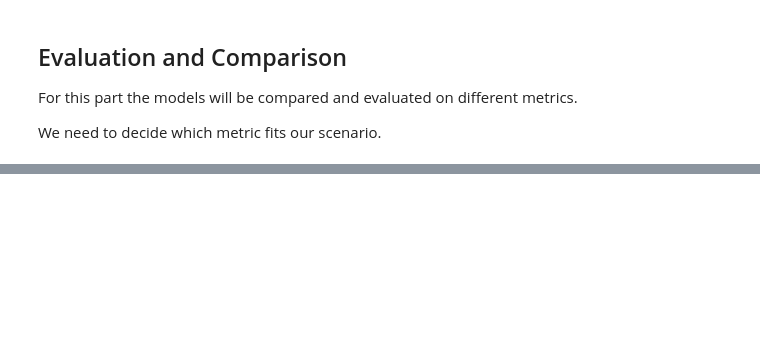
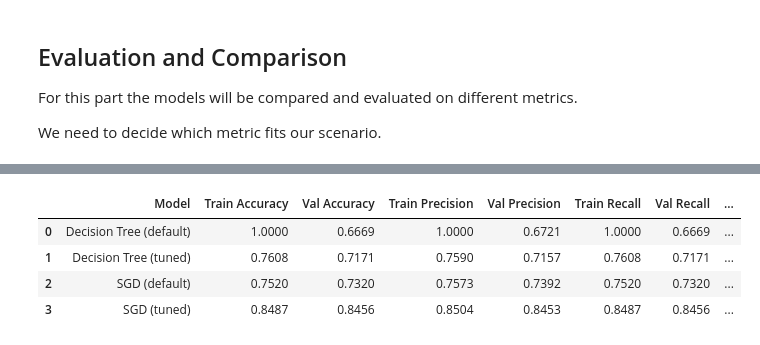
Before and after one commit to Wilbnil/Prakmas-2026, a Jupyter notebook: Oblig 1/Training and Evaluating Baseline Models.ipynb, the cells around one changed output, grey strips where cells are left out. Cells and saved outputs as stored; diff of their text form; code cells hidden in the pictures; blank space fills up the shorter version.

Commit message:
Added a function for evaluation metrics

```diff
--- a/Oblig 1/Training and Evaluating Baseline Models.ipynb
+++ b/Oblig 1/Training and Evaluating Baseline Models.ipynb
@@ -481,0 +760,30 @@ validation(sgd_tuned)
+# %%
+def eva_metrics_table(model, model_name, results_table):
+    train_predictions = model.predict(features_train)
+    validation_predictions = model.predict(features_validation)
+
+    row = {
+        'Model': model_name,
+        'Train Accuracy': accuracy_score(targets_train['Exam_Score'], train_predictions),
+        'Val Accuracy': accuracy_score(targets_validation['Exam_Score'], validation_predictions),
+        'Train Precision': precision_score(targets_train['Exam_Score'], train_predictions, average='weighted', zero_division=0),
+        'Val Precision': precision_score(targets_validation['Exam_Score'], validation_predictions, average='weighted', zero_division=0),
+        'Train Recall': recall_score(targets_train['Exam_Score'], train_predictions, average='weighted', zero_division=0),
+        'Val Recall': recall_score(targets_validation['Exam_Score'], validation_predictions, average='weighted', zero_division=0),
+        'Train F1': f1_score(targets_train['Exam_Score'], train_predictions, average='weighted', zero_division=0),
+        'Val F1': f1_score(targets_validation['Exam_Score'], validation_predictions, average='weighted', zero_division=0),
+    }
+    return pd.concat([results_table, pd.DataFrame([row])], ignore_index=True)
+# %%
+results_table = pd.DataFrame()
+results_table = eva_metrics_table(dt_default, 'Decision Tree (default)', results_table)
+results_table = eva_metrics_table(dt_tuned, 'Decision Tree (tuned)', results_table)
+results_table = eva_metrics_table(sgd_default, 'SGD (default)', results_table)
+results_table = eva_metrics_table(sgd_tuned, 'SGD (tuned)', results_table)
+results_table.round(4)
+# %% [output]
+|  | Model | Train Accuracy | Val Accuracy | Train Precision | Val Precision | Train Recall | Val Recall | ... |
+| 0 | Decision Tree (default) | 1.0000 | 0.6669 | 1.0000 | 0.6721 | 1.0000 | 0.6669 | ... |
+| 1 | Decision Tree (tuned) | 0.7608 | 0.7171 | 0.7590 | 0.7157 | 0.7608 | 0.7171 | ... |
+| 2 | SGD (default) | 0.7520 | 0.7320 | 0.7573 | 0.7392 | 0.7520 | 0.7320 | ... |
+| 3 | SGD (tuned) | 0.8487 | 0.8456 | 0.8504 | 0.8453 | 0.8487 | 0.8456 | ... |
```
Also changed, not shown: parts of 37 cells of this notebook.
